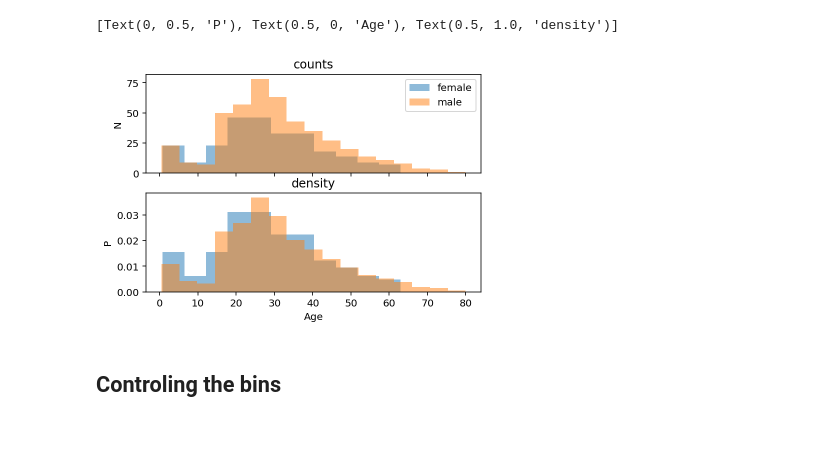
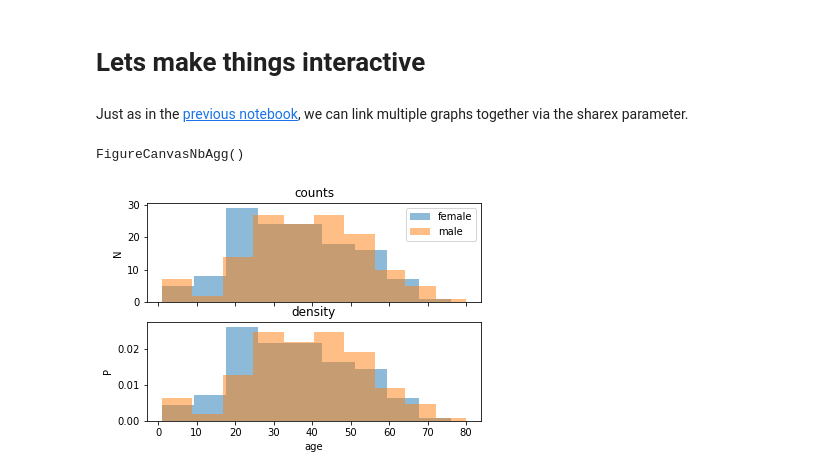
Before and after one commit to matplotlib/GettingStarted, a Jupyter notebook: notebooks/03_aggregations.ipynb, the cells around one changed output. Drawn from its saved outputs; the diff is of its cells as text; code cells hidden in the pictures; blank space fills up the shorter version.

Commit message:
histograms

```diff
--- a/notebooks/03_aggregations.ipynb
+++ b/notebooks/03_aggregations.ipynb
@@ -0,0 +5,6 @@
+# %%
+%matplotlib inline
+import pandas as pd
+import numpy as np
+import matplotlib.pyplot as plt
+df = pd.read_csv("http://bit.ly/tcsv19").dropna()
@@ -3,6 +22,0 @@
-# %%
-%matplotlib inline
-import pandas as pd
-import numpy as np
-import matplotlib.pyplot as plt
-df = pd.read_csv("http://bit.ly/tcvs19").dropna()
@@ -36,0 +70,7 @@ assert np.sum(np.diff(edges) * density) == 1
+# %%
+fig, ax = plt.subplots()
+# only consider rows where we know the age
+for label, gdf in df.groupby('sex'):
+    ax.hist('age', bins=[0, 15,25, 55, 64], data=gdf, label=label, alpha=.5)
+_ = ax.set_xticks([0, 15,25, 55, 64])
+_ = ax.legend()
@@ -37,15 +79,18 @@ assert np.sum(np.diff(edges) * density) == 1
+# %% [markdown]
+# Lets make things interactive
+# %% [markdown]
+Just as in the [previous notebook](02_visual_variables.ipynb), we can link multiple graphs together via the sharex parameter.
 # %%
+%matplotlib widget
 fig, (ax1, ax2) = plt.subplots(2, 1, sharex=True)
 # only consider rows where we know the age
-for label, gdf in df[~np.isnan(df['Age'])].groupby('Sex'):
-    ax1.hist('Age', bins='auto', data=gdf, label=label, alpha=.5)
-    ax2.hist('Age', bins='auto', data=gdf, label=label, alpha=.5, density=True)
+for label, gdf in df.groupby('sex'):
+    ax1.hist('age', bins='auto', data=gdf, label=label, alpha=.5)
+    ax2.hist('age', bins='auto', data=gdf, label=label, alpha=.5, density=True)
 
-ax1.legend()
-ax1.set(title='counts', ylabel='N')
-ax2.set(title='density', ylabel='P', xlabel='Age')
+_ = ax1.legend()
+_ = ax1.set(title='counts', ylabel='N')
+_ = ax2.set(title='density', ylabel='P', xlabel='age')
 # %% [output]
-[Text(0, 0.5, 'P'), Text(0.5, 0, 'Age'), Text(0.5, 1.0, 'density')]
+FigureCanvasNbAgg()
-[figure, old version]
+[figure, new version]
-# %% [markdown]
-## Controling the bins
```
Also changed, not shown: parts of 26 cells of this notebook.
